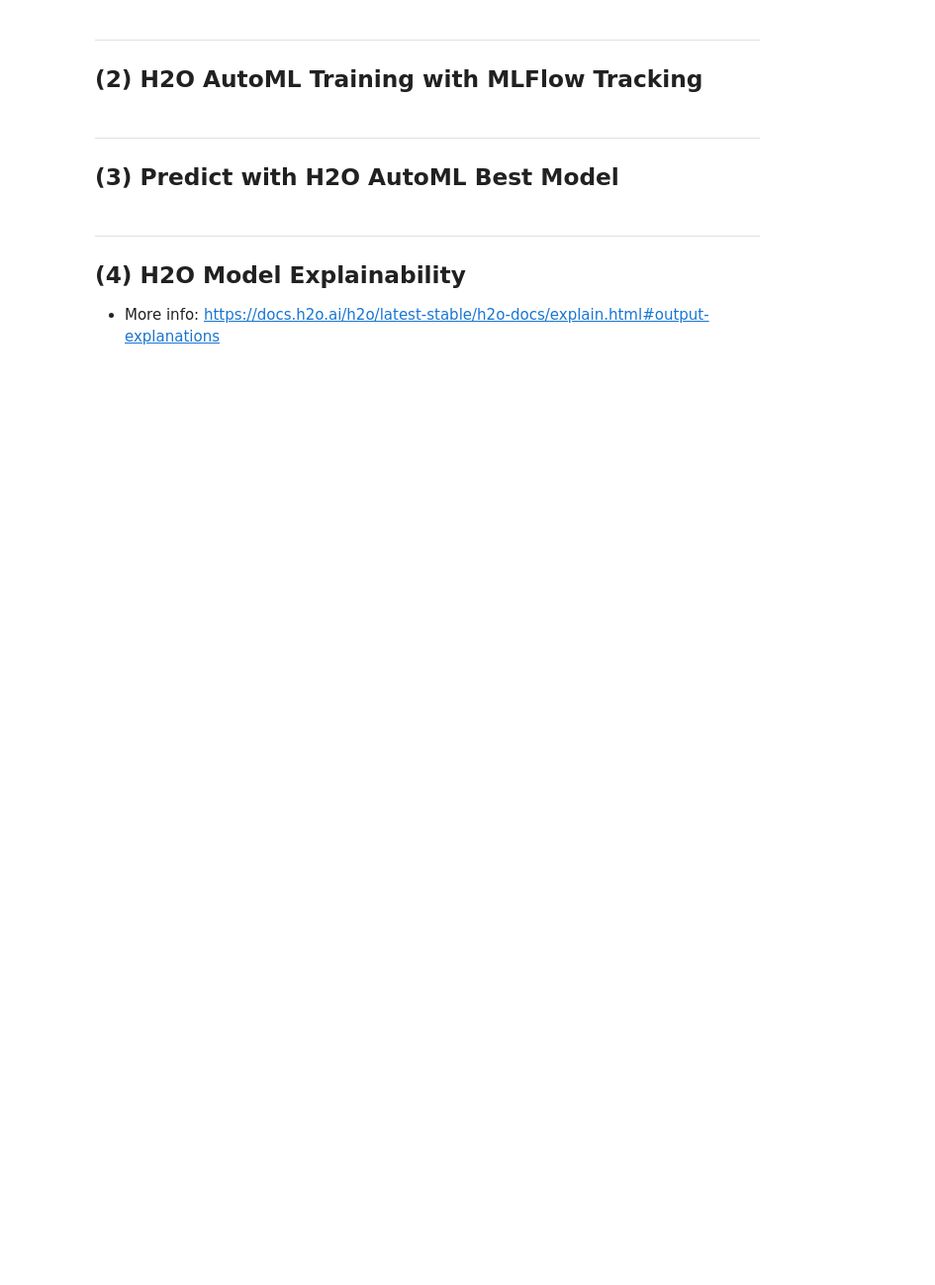
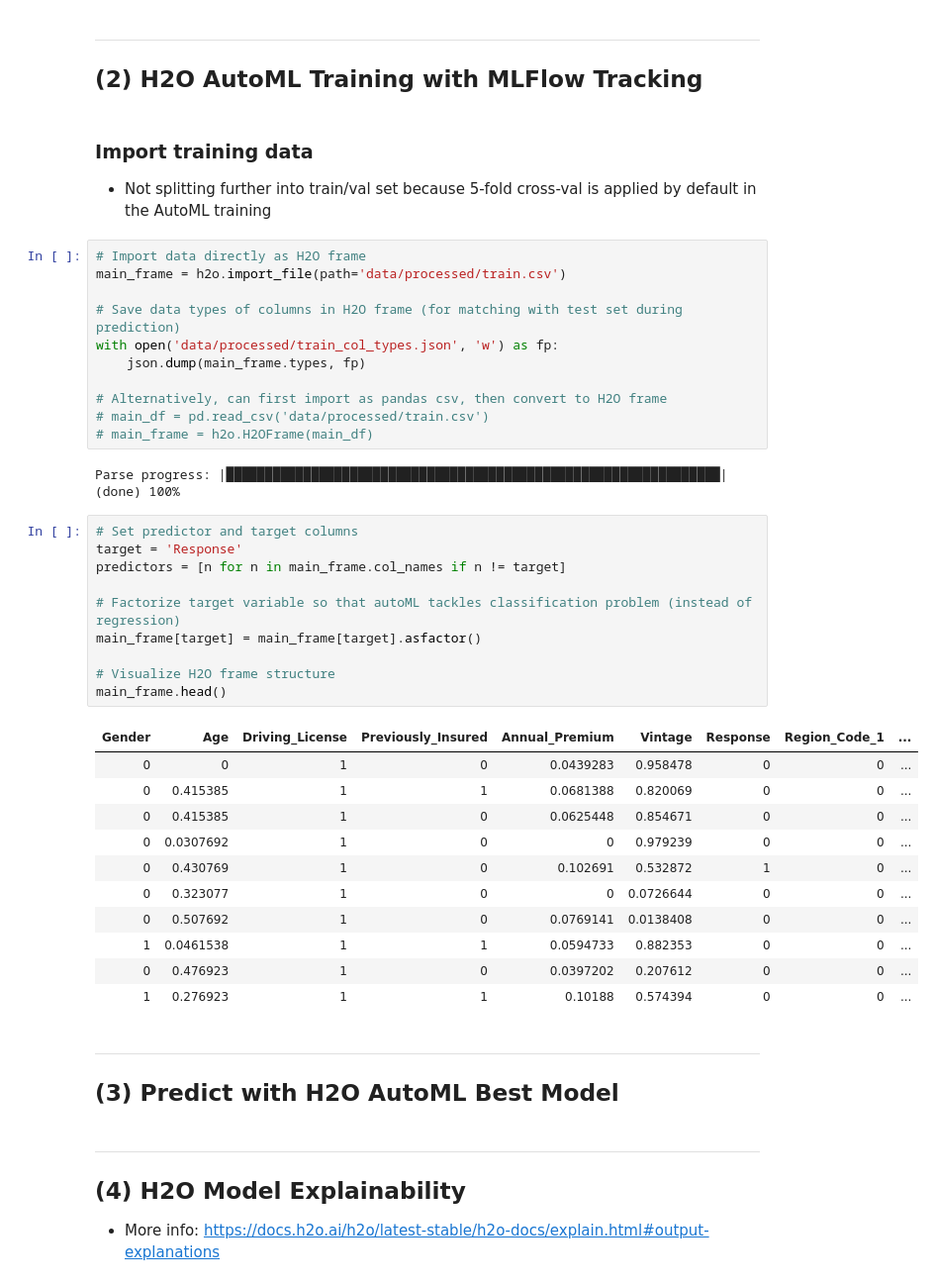
Before and after one commit to aminbenmansour/e2e-insurance-cross-sell-prediction-automl, a Jupyter notebook: 03_H2O_AutoML_with_MLflow.ipynb, the cells around one changed output. Shown: that part at 99% size. Saved outputs shown, nothing was run; the diff lists cells and outputs as text; blank space fills up the shorter version.

Commit message:
data prepared

```diff
--- a/03_H2O_AutoML_with_MLflow.ipynb
+++ b/03_H2O_AutoML_with_MLflow.ipynb
@@ -113,6 +112,44 @@ print(f"Tracking uri: {mlflow.get_tracking_uri()}")
 ___
 <a name="automl"></a>
 ## (2) H2O AutoML Training with MLFlow Tracking
+# %% [markdown]
+### Import training data
+- Not splitting further into train/val set because 5-fold cross-val is applied by default in the AutoML training
+# %%
+# Import data directly as H2O frame
+main_frame = h2o.import_file(path='data/processed/train.csv')
+
+# Save data types of columns in H2O frame (for matching with test set during prediction)
+with open('data/processed/train_col_types.json', 'w') as fp:
+    json.dump(main_frame.types, fp)
+
+# Alternatively, can first import as pandas csv, then convert to H2O frame
+# main_df = pd.read_csv('data/processed/train.csv')
+# main_frame = h2o.H2OFrame(main_df)
+# %% [output]
+Parse progress: |████████████████████████████████████████████████████████████████| (done) 100%
+# %%
+# Set predictor and target columns
+target = 'Response'
+predictors = [n for n in main_frame.col_names if n != target]
+
+# Factorize target variable so that autoML tackles classification problem (instead of regression)
+main_frame[target] = main_frame[target].asfactor()
+
+# Visualize H2O frame structure
+main_frame.head()
+# %% [output]
+| Gender | Age | Driving_License | Previously_Insured | Annual_Premium | Vintage | Response | Region_Code_1 | ... |
+| 0 | 0 | 1 | 0 | 0.0439283 | 0.958478 | 0 | 0 | ... |
+| 0 | 0.415385 | 1 | 1 | 0.0681388 | 0.820069 | 0 | 0 | ... |
+| 0 | 0.415385 | 1 | 0 | 0.0625448 | 0.854671 | 0 | 0 | ... |
+| 0 | 0.0307692 | 1 | 0 | 0 | 0.979239 | 0 | 0 | ... |
+| 0 | 0.430769 | 1 | 0 | 0.102691 | 0.532872 | 1 | 0 | ... |
+| 0 | 0.323077 | 1 | 0 | 0 | 0.0726644 | 0 | 0 | ... |
+| 0 | 0.507692 | 1 | 0 | 0.0769141 | 0.0138408 | 0 | 0 | ... |
+| 1 | 0.0461538 | 1 | 1 | 0.0594733 | 0.882353 | 0 | 0 | ... |
+| 0 | 0.476923 | 1 | 0 | 0.0397202 | 0.207612 | 0 | 0 | ... |
+| 1 | 0.276923 | 1 | 1 | 0.10188 | 0.574394 | 0 | 0 | ... |
 # %% [markdown]
 ___
 <a name="predict"></a>
```
Also changed, not shown: parts of 2 cells of this notebook, 1 other file.
